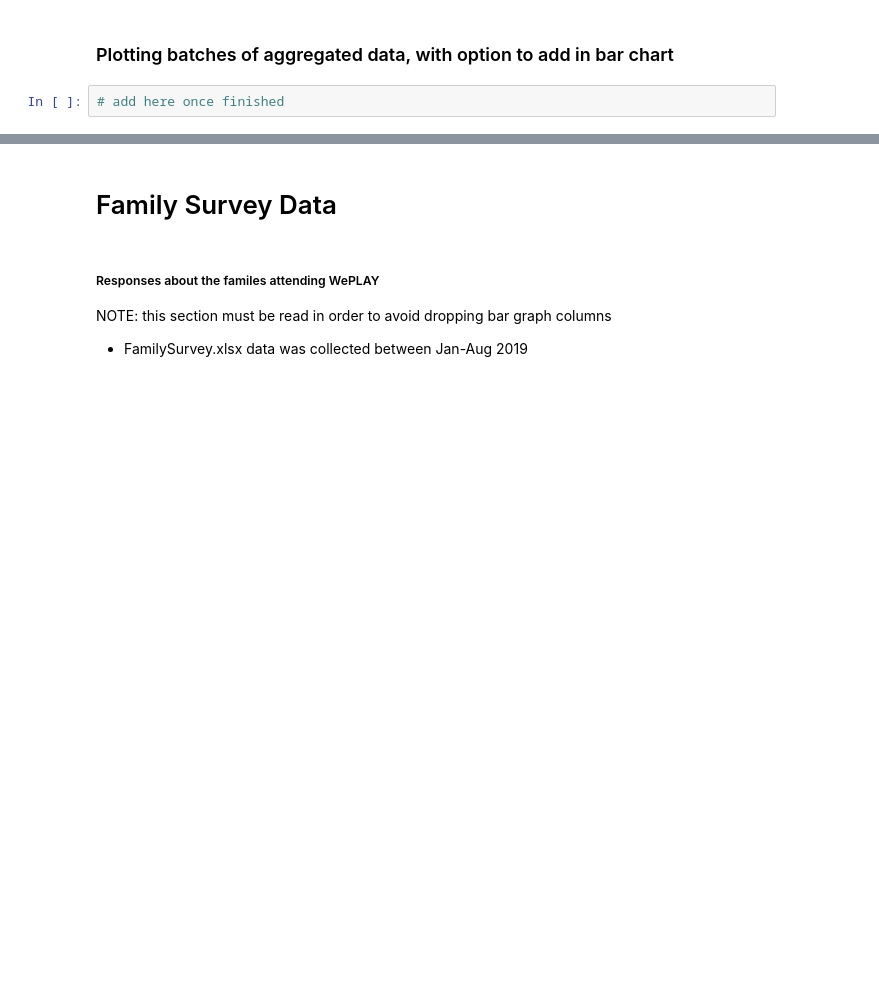
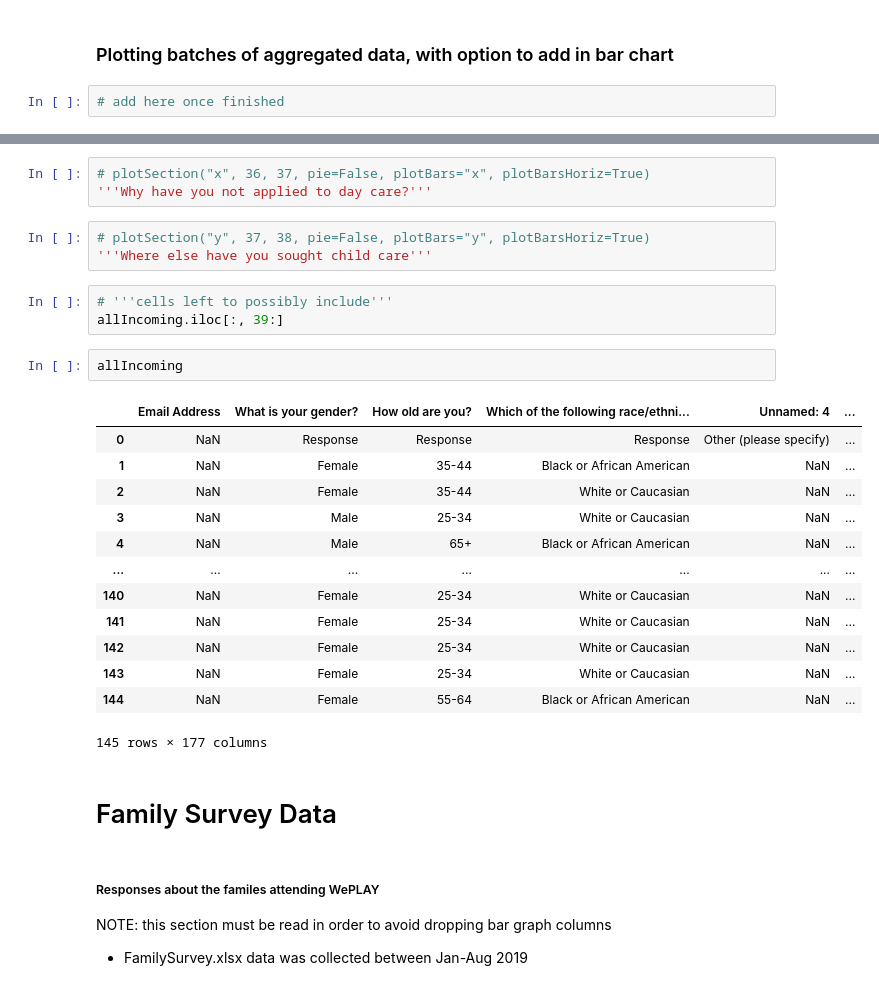
Before and after one commit to renarepenning/weplaynoladata, a Jupyter notebook: FinalTutorial.ipynb, the cells around one changed output, grey strips where cells are left out. Saved outputs shown, nothing was run; the diff lists cells and outputs as text; blank space fills up the shorter version.

```diff
--- a/FinalTutorial.ipynb
+++ b/FinalTutorial.ipynb
@@ -170,3 +236,28 @@ def printHorizBars(df, key):
+# %%
+# plotSection("x", 36, 37, pie=False, plotBars="x", plotBarsHoriz=True)
+'''Why have you not applied to day care?'''
+# %%
+# plotSection("y", 37, 38, pie=False, plotBars="y", plotBarsHoriz=True)
+'''Where else have you sought child care'''
+# %%
+# '''cells left to possibly include'''
+allIncoming.iloc[:, 39:]
+# %%
+allIncoming
+# %% [output]
+|  | Email Address | What is your gender? | How old are you? | Which of the following race/ethni... | Unnamed: 4 | ... |
+| 0 | NaN | Response | Response | Response | Other (please specify) | ... |
+| 1 | NaN | Female | 35-44 | Black or African American | NaN | ... |
+| 2 | NaN | Female | 35-44 | White or Caucasian | NaN | ... |
+| 3 | NaN | Male | 25-34 | White or Caucasian | NaN | ... |
+| 4 | NaN | Male | 65+ | Black or African American | NaN | ... |
+| ... | ... | ... | ... | ... | ... | ... |
+| 140 | NaN | Female | 25-34 | White or Caucasian | NaN | ... |
+| 141 | NaN | Female | 25-34 | White or Caucasian | NaN | ... |
+| 142 | NaN | Female | 25-34 | White or Caucasian | NaN | ... |
+| 143 | NaN | Female | 25-34 | White or Caucasian | NaN | ... |
+| 144 | NaN | Female | 55-64 | Black or African American | NaN | ... |
+145 rows × 177 columns
 # %% [markdown]
 # Family Survey Data
 # %% [markdown]
```
Also changed, not shown: parts of 19 cells of this notebook, 7 other files.
